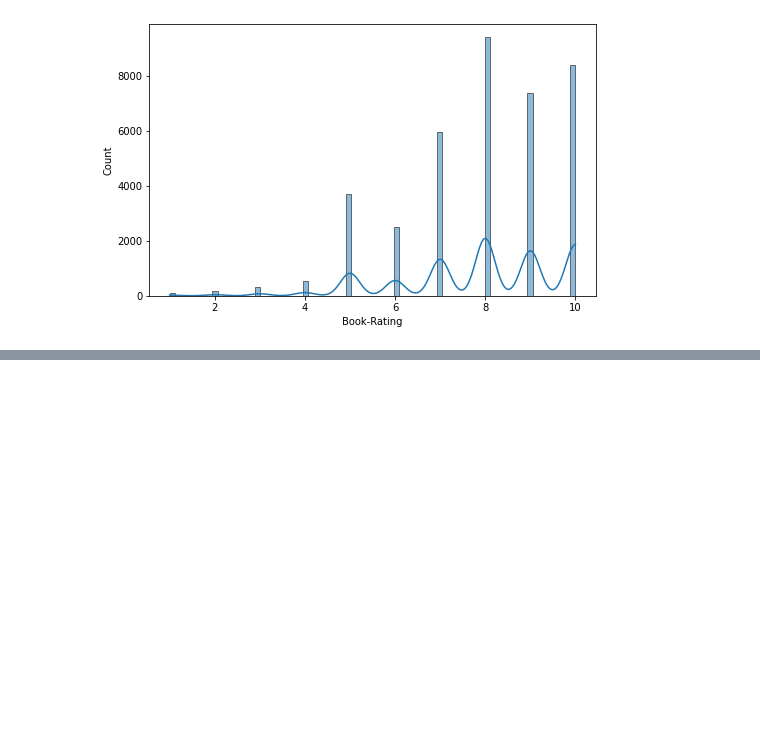
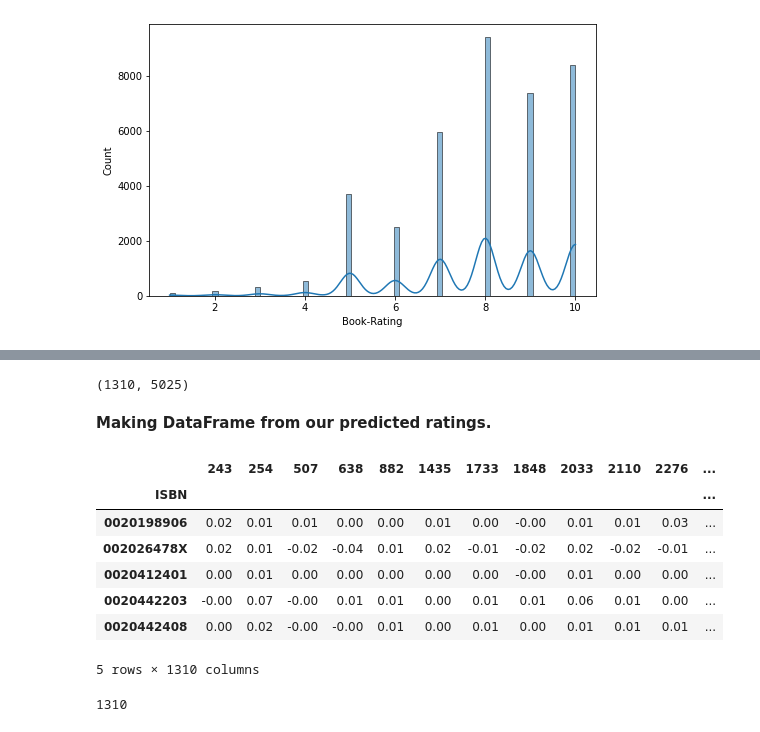
Before and after one commit to Aaryant31/Book-Recommendation-System, a Jupyter notebook: Rahul_Kumar_Soni_Book_Recommendation_System.ipynb, the cells around one changed output, grey strips where cells are left out. Cells and saved outputs as stored; diff of their text form; code cells hidden in the pictures; blank space fills up the shorter version.

```diff
--- a/Rahul_Kumar_Soni_Book_Recommendation_System.ipynb
+++ b/Rahul_Kumar_Soni_Book_Recommendation_System.ipynb
@@ -642,0 +694,4 @@ plt.show()
+# %%
+# Check the list of user id of the users
+users_ids = list(users_items_pivot_matrix_df.index)
+users_ids[:10]
@@ -642,0 +710,6 @@ plt.show()
+# %%
+# The number of factors to factor the user-item matrix.
+NUMBER_OF_FACTORS_MF = 15
+
+#Performs matrix factorization of the original user item matrix
+U, sigma, Vt = svds(users_items_pivot_matrix, k = NUMBER_OF_FACTORS_MF)
@@ -642,0 +724,3 @@ plt.show()
+# %%
+sigma = np.diag(sigma)
+sigma.shape
@@ -642,0 +735,3 @@ plt.show()
+# %%
+all_user_predicted_ratings = np.dot(np.dot(U, sigma), Vt)
+all_user_predicted_ratings
@@ -642,0 +752,23 @@ plt.show()
+# %%
+all_user_predicted_ratings.shape
+# %% [output]
+(1310, 5025)
+# %% [markdown]
+**Making DataFrame from our predicted ratings.**
+# %%
+#Converting the reconstructed matrix back to a Pandas dataframe
+cf_preds_df = pd.DataFrame(all_user_predicted_ratings, columns = users_items_pivot_matrix_df.columns, index=users_ids).transpose()
+cf_preds_df.head()
+# %% [output]
+|  | 243 | 254 | 507 | 638 | 882 | 1435 | 1733 | 1848 | 2033 | 2110 | 2276 | ... |
+| ISBN |  |  |  |  |  |  |  |  |  |  |  | ... |
+| 0020198906 | 0.02 | 0.01 | 0.01 | 0.00 | 0.00 | 0.01 | 0.00 | -0.00 | 0.01 | 0.01 | 0.03 | ... |
+| 002026478X | 0.02 | 0.01 | -0.02 | -0.04 | 0.01 | 0.02 | -0.01 | -0.02 | 0.02 | -0.02 | -0.01 | ... |
+| 0020412401 | 0.00 | 0.01 | 0.00 | 0.00 | 0.00 | 0.00 | 0.00 | -0.00 | 0.01 | 0.00 | 0.00 | ... |
+| 0020442203 | -0.00 | 0.07 | -0.00 | 0.01 | 0.01 | 0.00 | 0.01 | 0.01 | 0.06 | 0.01 | 0.00 | ... |
+| 0020442408 | 0.00 | 0.02 | -0.00 | -0.00 | 0.01 | 0.00 | 0.01 | 0.00 | 0.01 | 0.01 | 0.01 | ... |
+5 rows × 1310 columns
+# %%
+len(cf_preds_df.columns)
+# %% [output]
+1310
```
Also changed, not shown: parts of 30 cells of this notebook.
